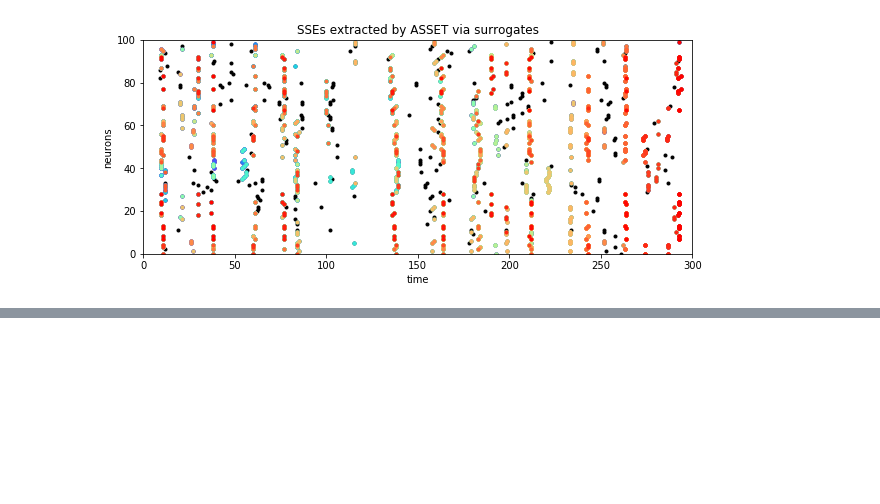
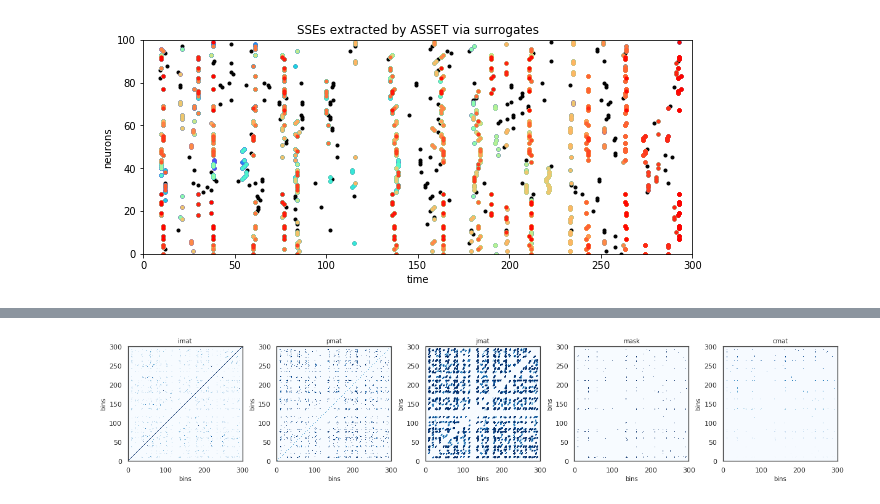
Before and after one commit to stellalessandra/pcp_use_cases, a Jupyter notebook: ASSET/asset_analysis_JN.ipynb, the cells around one changed output, grey strips where cells are left out. Drawn from its saved outputs; the diff is of its cells as text; code cells hidden in the pictures; blank space fills up the shorter version.

```diff
--- a/ASSET/asset_analysis_JN.ipynb
+++ b/ASSET/asset_analysis_JN.ipynb
@@ -376,0 +377,28 @@ fig1.savefig(path + 'scatterplot_sse_montecarlo%i.png' % number_of_channels)
+# %%
+inch2cm = 0.3937
+label_size = 10
+text_size = 8
+tick_size = 5
+number_of_channels = 100
+path = '../../ASSET_fMRI/'
+path = path + str(number_of_channels) + '/'
+
+# fig_FPFN = plt.figure(figsize=(17*inch2cm, 25*inch2cm))
+# fig_FPFN.subplots_adjust(top=.92, left=.1, right=.9, bottom=.2, hspace=0.2, wspace=00)
+fig_matrices_analytical_asset = plt.figure(figsize=(20, 10))
+fig_matrices_analytical_asset.subplots_adjust(top=.92, left=.1, right=.9, bottom=.2, hspace=0.2, wspace=0.3)
+
+list_matrices = ['imat', 'pmat', 'jmat', 'mask', 'cmat']
+ax = []
+
+for index, matrix in enumerate(list_matrices):
+    #load matrix
+    mat = np.load(path + matrix + '%i.npy' % number_of_channels)
+    ax.append(plt.subplot2grid((1,5), (0, index), rowspan=1, colspan=1, aspect=1))
+    pcol = ax[index].pcolor(mat, cmap=plt.cm.Blues)
+    ax[index].set_title(matrix, size=label_size)
+    ax[index].set_ylabel('bins', fontsize=label_size)
+    ax[index].set_xlabel('bins', fontsize=label_size)
+plt.show()
+# %% [output]
+[figure, added]
```
Also changed, not shown: parts of 6 cells of this notebook, 2 other files.
